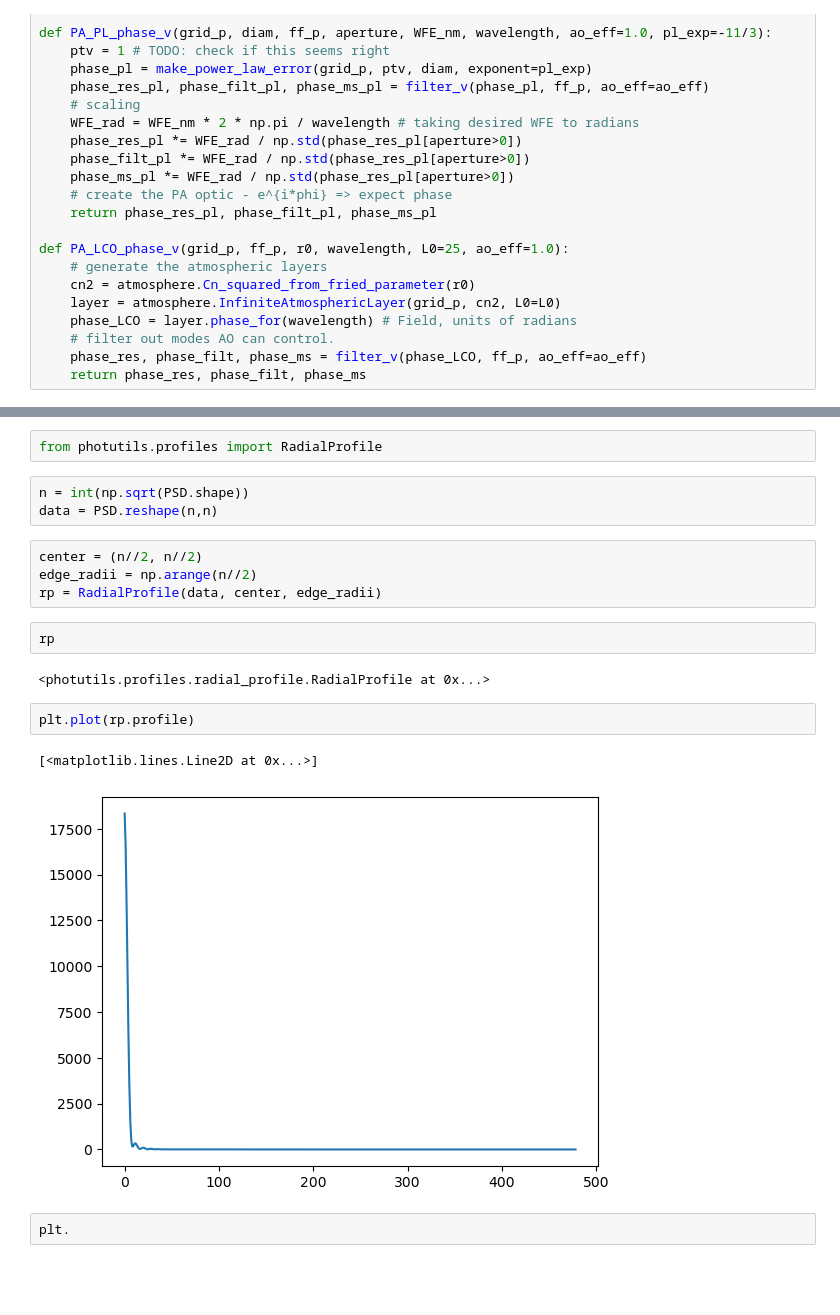
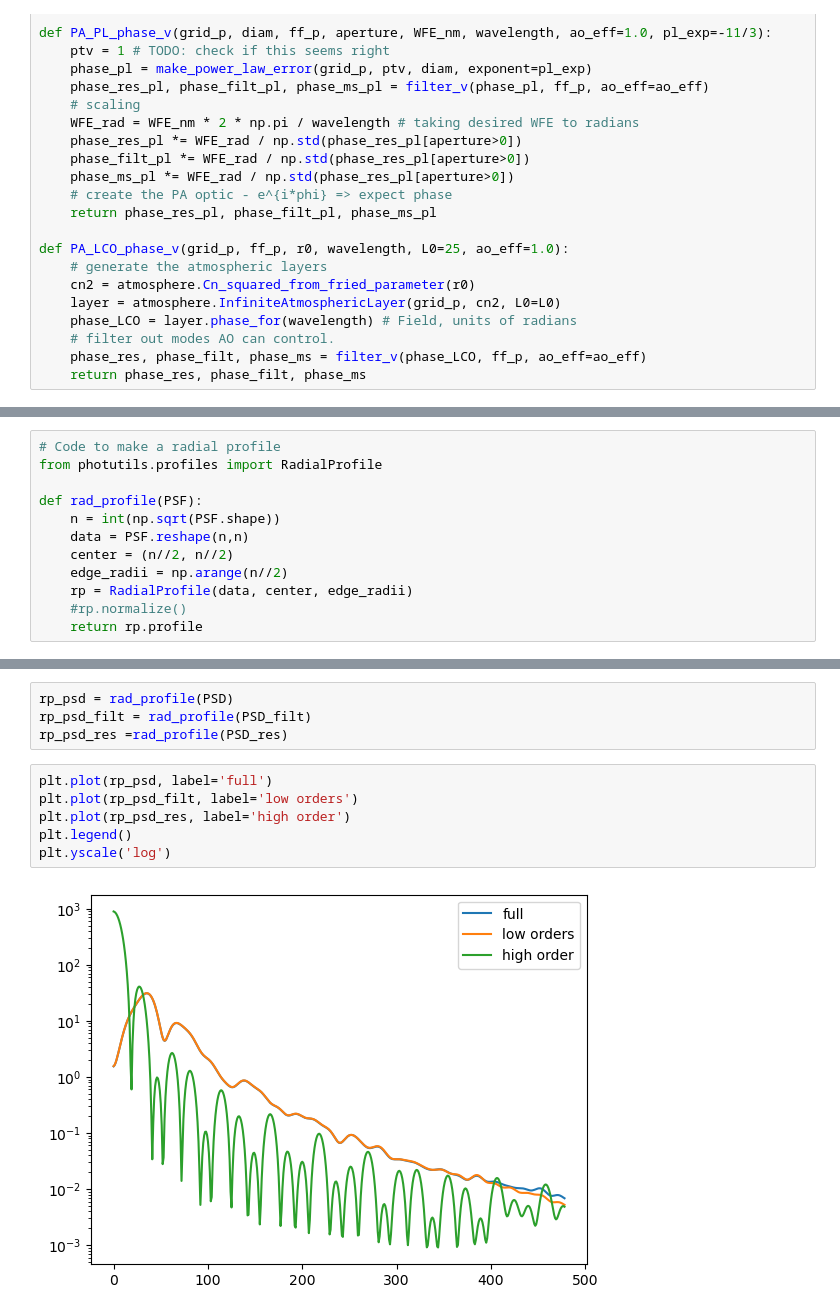
Before and after one commit to edenacadia/sparkles, a Jupyter notebook: sim/turb_LCO_sims.ipynb, the cells around one changed output, grey strips where cells are left out. Cells and saved outputs as stored; diff of their text form; blank space fills up the shorter version.

```diff
--- a/sim/turb_LCO_sims.ipynb
+++ b/sim/turb_LCO_sims.ipynb
@@ -996,2 +1016,14 @@ def PA_LCO_phase_v(grid_p, ff_p, r0, wavelength, L0=25, ao_eff=1.0):
+# %%
+# Code to make a radial profile
+from photutils.profiles import RadialProfile
+
+def rad_profile(PSF):
+    n = int(np.sqrt(PSF.shape))
+    data = PSF.reshape(n,n)
+    center = (n//2, n//2)
+    edge_radii = np.arange(n//2)
+    rp = RadialProfile(data, center, edge_radii)
+    #rp.normalize()
+    return rp.profile
 # %%
 WFE_nm = 90e-9
@@ -1036,20 +1066,12 @@ plt.show()
-# %%
-from photutils.profiles import RadialProfile
-# %%
-n = int(np.sqrt(PSD.shape))
-data = PSD.reshape(n,n)
-# %%
-center = (n//2, n//2)
-edge_radii = np.arange(n//2)
-rp = RadialProfile(data, center, edge_radii)
-# %%
-rp
-# %% [output]
-<photutils.profiles.radial_profile.RadialProfile at 0x...>
-# %%
-plt.plot(rp.profile)
-# %% [output]
-[<matplotlib.lines.Line2D at 0x...>]
-[figure, removed]
-# %%
-plt.
+# %%
+rp_psd = rad_profile(PSD)
+rp_psd_filt = rad_profile(PSD_filt)
+rp_psd_res =rad_profile(PSD_res)
+# %%
+plt.plot(rp_psd, label='full')
+plt.plot(rp_psd_filt, label='low orders')
+plt.plot(rp_psd_res, label='high order')
+plt.legend()
+plt.yscale('log')
+# %% [output]
+[figure, added]
```
Also changed, not shown: parts of 13 cells of this notebook, 1 other file.
